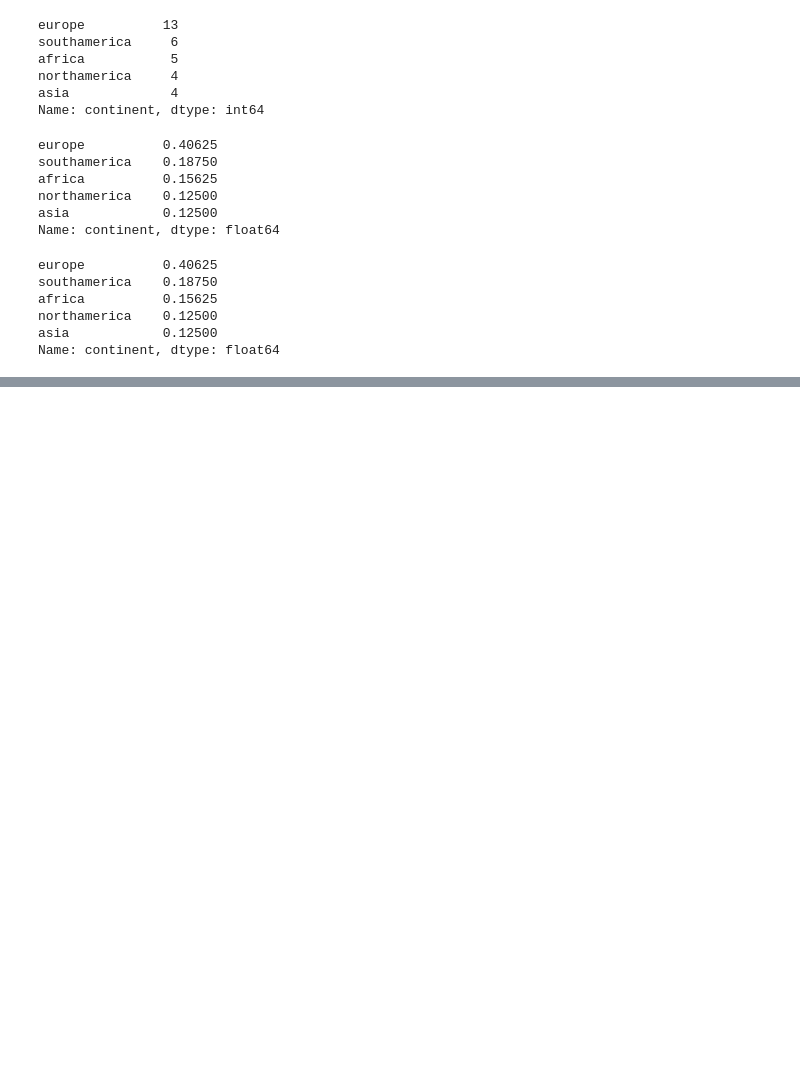
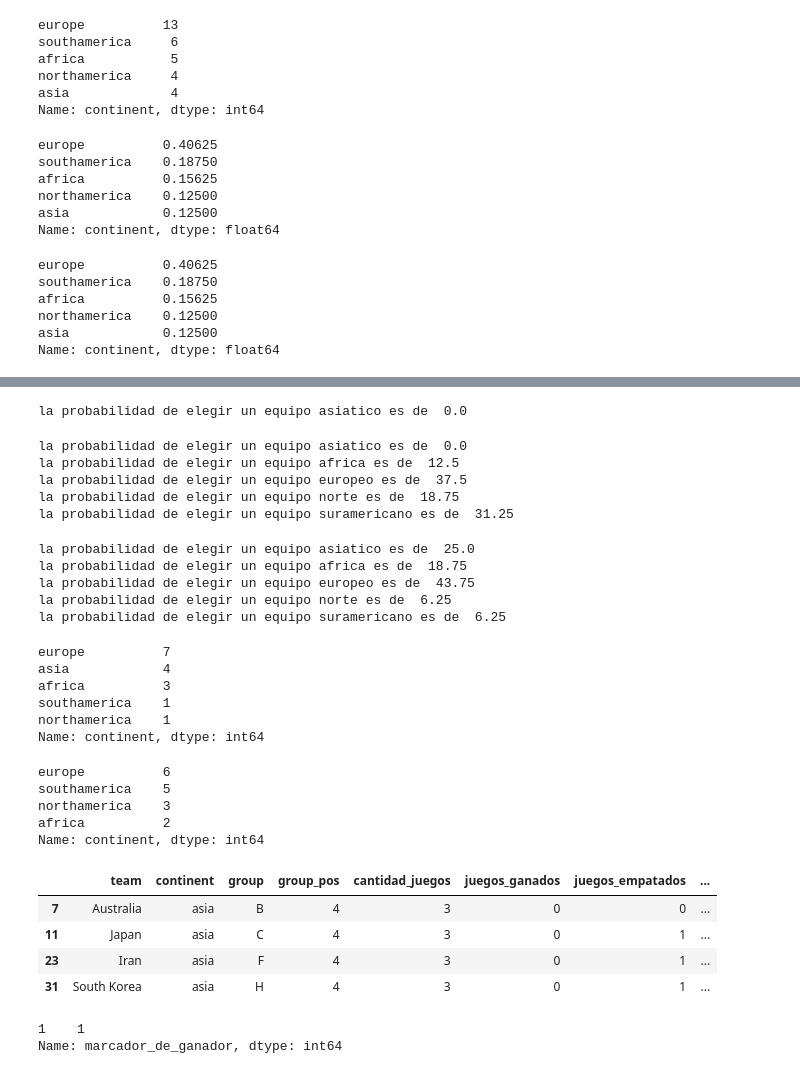
Before and after one commit to Denniels/Fundamentos-data-sciens, a Jupyter notebook: worldcup.ipynb, the cells around one changed output, grey strips where cells are left out. Saved outputs shown, nothing was run; the diff lists cells and outputs as text; code cells hidden in the pictures; blank space fills up the shorter version.

```diff
--- a/worldcup.ipynb
+++ b/worldcup.ipynb
@@ -163,0 +162,3 @@ df
+# %%
+#Arreglo con numpy.logical_and
+df['escoje_asia_puntos'] = np.logical_and(df['continent'] == 'asia', df['puntos'] >= min)
@@ -163,0 +206,3 @@ df
+# %%
+#Arreglo con numpy.logical_and
+df['escoje_africa_puntos'] = np.logical_and(df['continent'] == 'africa', df['puntos'] >= min)
@@ -163,0 +223,2 @@ df
+# %%
+df['escoje_africa_puntos'] = np.logical_and(df['continent'] == 'africa', df['puntos'] >= min)
@@ -163,0 +232,62 @@ df
+# %%
+df_africa = df[df['continent'] == 'africa']
+df_asia = df[df['continent'] == 'asia']
+df_north = df[df['continent'] == 'northamerica']
+df_south = df[df['continent'] == 'southamerica']
+df_eur = df[df['continent'] == 'europe']
+# %%
+#  ¿Cuál es la probabilidad de que un país asiático pase a la siguiente ronda?
+print('la probabilidad de elegir un equipo asiatico es de ',(len(df_asia[df_asia['clasificado'] == 1])/len(df))*100)
+# %% [output]
+la probabilidad de elegir un equipo asiatico es de  0.0
+# %%
+#  ¿Cuáles son los dos continentes con la mayor probabilidad de clasificar?
+print('la probabilidad de elegir un equipo asiatico es de ',(len(df_asia[df_asia['clasificado'] == 1])/len(df[df['clasificado']== 1]))*100)
+print('la probabilidad de elegir un equipo africa es de ',(len(df_africa[df_africa['clasificado'] == 1])/len(df[df['clasificado']== 1]))*100)
+print('la probabilidad de elegir un equipo europeo es de ',(len(df_eur[df_eur['clasificado'] == 1])/len(df[df['clasificado']== 1]))*100)
+print('la probabilidad de elegir un equipo norte es de ',(len(df_north[df_north['clasificado'] == 1])/len(df[df['clasificado']== 1]))*100)
+print('la probabilidad de elegir un equipo suramericano es de ',(len(df_south[df_south['clasificado'] == 1])/len(df[df['clasificado']== 1]))*100)
+# %% [output]
+la probabilidad de elegir un equipo asiatico es de  0.0
+la probabilidad de elegir un equipo africa es de  12.5
+la probabilidad de elegir un equipo europeo es de  37.5
+la probabilidad de elegir un equipo norte es de  18.75
+la probabilidad de elegir un equipo suramericano es de  31.25
+# %%
+#  ¿Cuáles son los dos continentes con la mayor probabilidad de clasificar?
+print('la probabilidad de elegir un equipo asiatico es de ',(len(df_asia[df_asia['clasificado'] == 0])/len(df[df['clasificado']== 0]))*100)
+print('la probabilidad de elegir un equipo africa es de ',(len(df_africa[df_africa['clasificado'] == 0])/len(df[df['clasificado']== 0]))*100)
+print('la probabilidad de elegir un equipo europeo es de ',(len(df_eur[df_eur['clasificado'] == 0])/len(df[df['clasificado']== 0]))*100)
+print('la probabilidad de elegir un equipo norte es de ',(len(df_north[df_north['clasificado'] == 0])/len(df[df['clasificado']== 0]))*100)
+print('la probabilidad de elegir un equipo suramericano es de ',(len(df_south[df_south['clasificado'] == 0])/len(df[df['clasificado']== 0]))*100)
+# %% [output]
+la probabilidad de elegir un equipo asiatico es de  25.0
+la probabilidad de elegir un equipo africa es de  18.75
+la probabilidad de elegir un equipo europeo es de  43.75
+la probabilidad de elegir un equipo norte es de  6.25
+la probabilidad de elegir un equipo suramericano es de  6.25
+# %%
+df[df['clasificado']== 0]['continent'].value_counts()
+# %% [output]
+europe          7
+asia            4
+africa          3
+southamerica    1
+northamerica    1
+Name: continent, dtype: int64
+# %%
+df[df['clasificado']== 1]['continent'].value_counts()
+# %% [output]
+europe          6
+southamerica    5
+northamerica    3
+africa          2
+Name: continent, dtype: int64
+# %%
+df_asia
+# %% [output]
+|  | team | continent | group | group_pos | cantidad_juegos | juegos_ganados | juegos_empatados | ... |
+| 7 | Australia | asia | B | 4 | 3 | 0 | 0 | ... |
+| 11 | Japan | asia | C | 4 | 3 | 0 | 1 | ... |
+| 23 | Iran | asia | F | 4 | 3 | 0 | 1 | ... |
+| 31 | South Korea | asia | H | 4 | 3 | 0 | 1 | ... |
@@ -163,0 +296,5 @@ df
+# %%
+df[df.team== 'Chile']['marcador_de_ganador'].value_counts()
+# %% [output]
+1    1
+Name: marcador_de_ganador, dtype: int64
```
Also changed, not shown: parts of 31 cells of this notebook.
